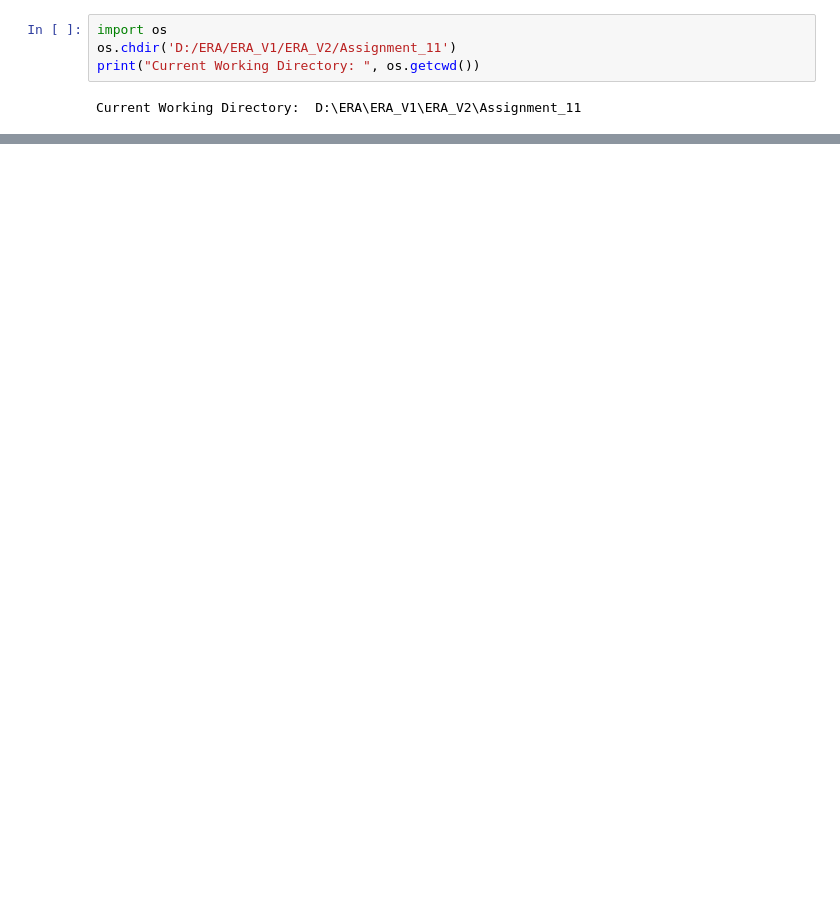
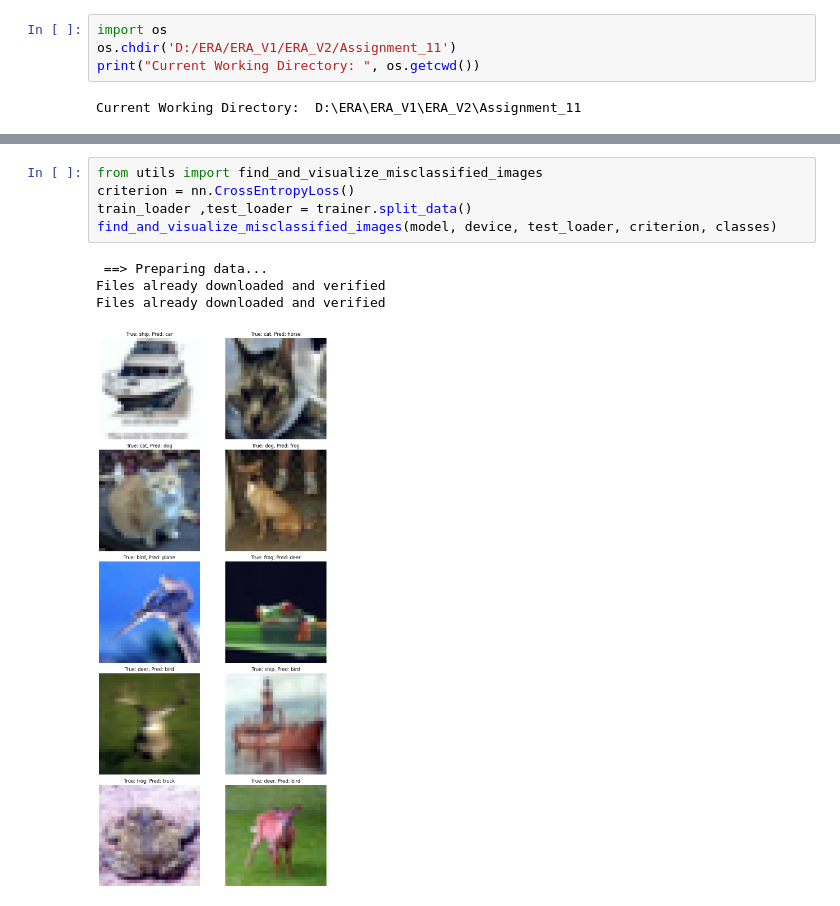
Before and after one commit to Omkar1634/ERA_V2, a Jupyter notebook: Assignment_11/test.ipynb, the cells around one changed output, grey strips where cells are left out. Cells and saved outputs as stored; diff of their text form; blank space fills up the shorter version.

```diff
--- a/Assignment_11/test.ipynb
+++ b/Assignment_11/test.ipynb
@@ -28,0 +57,10 @@ TypeError: Invalid shape (3, 32, 32) for image data
+# %%
+from utils import find_and_visualize_misclassified_images
+criterion = nn.CrossEntropyLoss()
+train_loader ,test_loader = trainer.split_data()
+find_and_visualize_misclassified_images(model, device, test_loader, criterion, classes)
+# %% [output]
+ ==> Preparing data...
+Files already downloaded and verified
+Files already downloaded and verified
+[figure, added]
```
Also changed, not shown: parts of 6 cells of this notebook, 2 other files.
